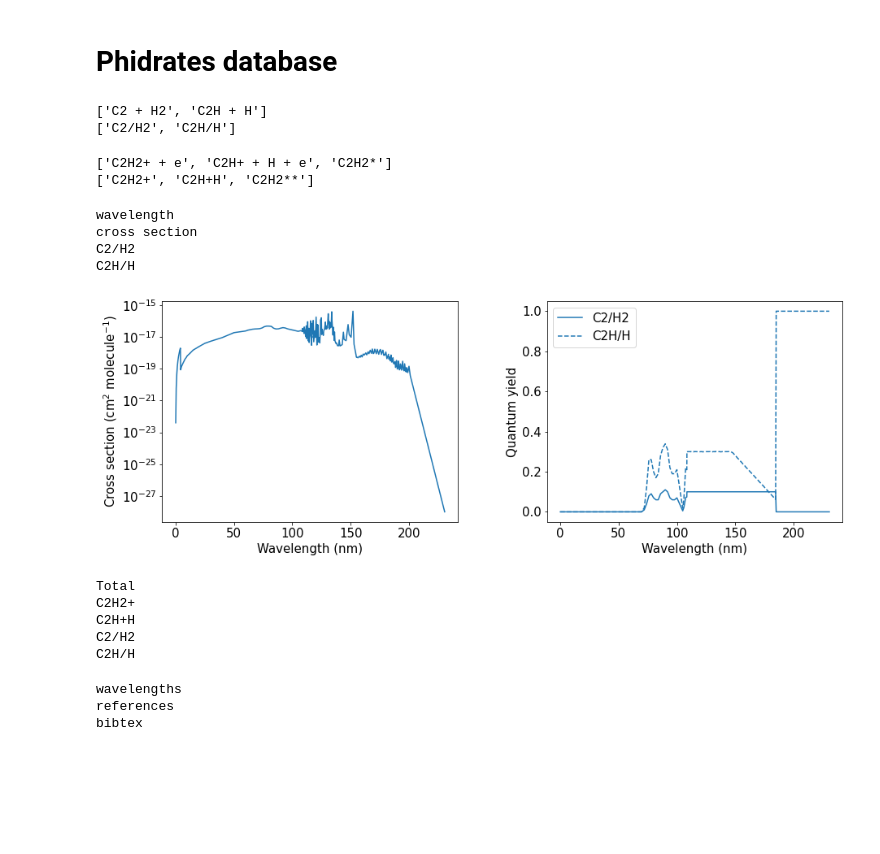
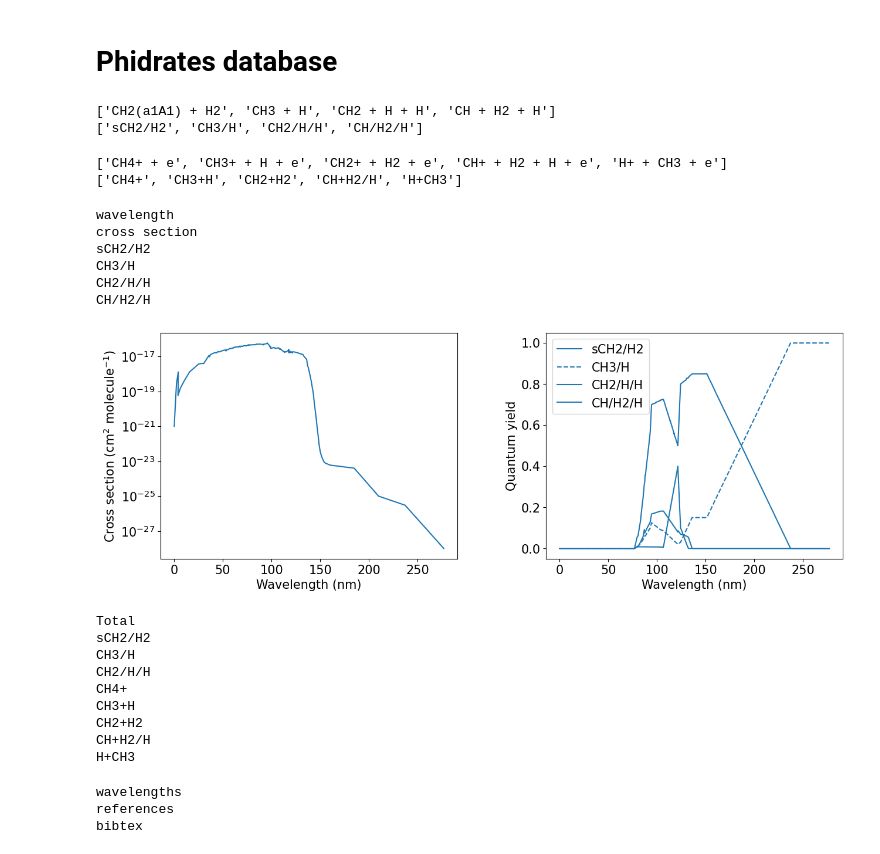
Before and after one commit to Nicholaswogan/PhotoData, a Jupyter notebook: examples/example.ipynb, the cells around one changed output. Drawn from its saved outputs; the diff is of its cells as text; code cells hidden in the pictures; blank space fills up the shorter version.

```diff
--- a/examples/example.ipynb
+++ b/examples/example.ipynb
@@ -6,7 +6,8 @@ from matplotlib import pyplot as plt
 # %%
 from PhotoData import MPI_Mainz # import
 # %%
-species = 'C2H2'
+species = 'CH4'
 mpi = MPI_Mainz(species) # seach MPI database for species
+mpi.T_high = np.inf
 mpi.get_data() # get all data corresponding to species
 # %% [output]
@@ -121,22 +130,22 @@ mpi.generate_pdf()
 # %%
 from PhotoData import phidrates # import
 # %%
-species = 'C2H2'
+species = 'CH4'
 phi = phidrates(species) # get all data for species
 # %%
 # two names for each reaction
 print(phi.neutral.reactions) # neutral reactions
 print(phi.neutral.branches) # neutral reactions
 # %% [output]
-['C2 + H2', 'C2H + H']
-['C2/H2', 'C2H/H']
+['CH2(a1A1) + H2', 'CH3 + H', 'CH2 + H + H', 'CH + H2 + H']
+['sCH2/H2', 'CH3/H', 'CH2/H/H', 'CH/H2/H']
 # %%
 # ion reactions
 print(phi.ion.reactions) # ion reactions
 print(phi.ion.branches) # ion reactions
 # %% [output]
-['C2H2+ + e', 'C2H+ + H + e', 'C2H2*']
-['C2H2+', 'C2H+H', 'C2H2**']
+['CH4+ + e', 'CH3+ + H + e', 'CH2+ + H2 + e', 'CH+ + H2 + H + e', 'H+ + CH3 + e']
+['CH4+', 'CH3+H', 'CH2+H2', 'CH+H2/H', 'H+CH3']
 # %%
 # data is stored in phi.neutral.data
 for key in phi.neutral.data.keys():
@@ -144,38 +153,44 @@ for key in phi.neutral.data.keys():
 # %% [output]
 wavelength
 cross section
-C2/H2
-C2H/H
+sCH2/H2
+CH3/H
+CH2/H/H
+CH/H2/H
 # %%
 plt.rcParams.update({'font.size': 15})
 fig,ax = plt.subplots(1,2,figsize = [15,5])
 
 ax[0].plot(phi.neutral.data['wavelength'],phi.neutral.data['cross section'])
 ax[0].set_ylabel('Cross section (cm$^2$ molecule$^{-1}$)')
 ax[0].set_xlabel('Wavelength (nm)')
 ax[0].set_yscale('log')
 
-lines = ['-','--']
+lines = ['-','--','-','-']
 for i,branch in enumerate(phi.neutral.branches):
     ax[1].plot(phi.neutral.data['wavelength'],phi.neutral.data[branch],'C0'+lines[i],label=branch)
 ax[1].set_ylabel('Quantum yield')
 ax[1].set_xlabel('Wavelength (nm)')
 ax[1].legend()
 
 plt.subplots_adjust(wspace=.3)
 plt.show()
 # %% [output]
-[figure, old version]
+[figure, new version]
 # %%
 # references stored in phi.meta_data
 for key in phi.meta_data.keys():
     print(key)
 # %% [output]
 Total
-C2H2+
-C2H+H
-C2/H2
-C2H/H
+sCH2/H2
+CH3/H
+CH2/H/H
+CH4+
+CH3+H
+CH2+H2
+CH+H2/H
+H+CH3
 # %%
 # dict in dict
 for key in phi.meta_data['Total'].keys():
```
Also changed, not shown: parts of 6 cells of this notebook, 1 other file.
